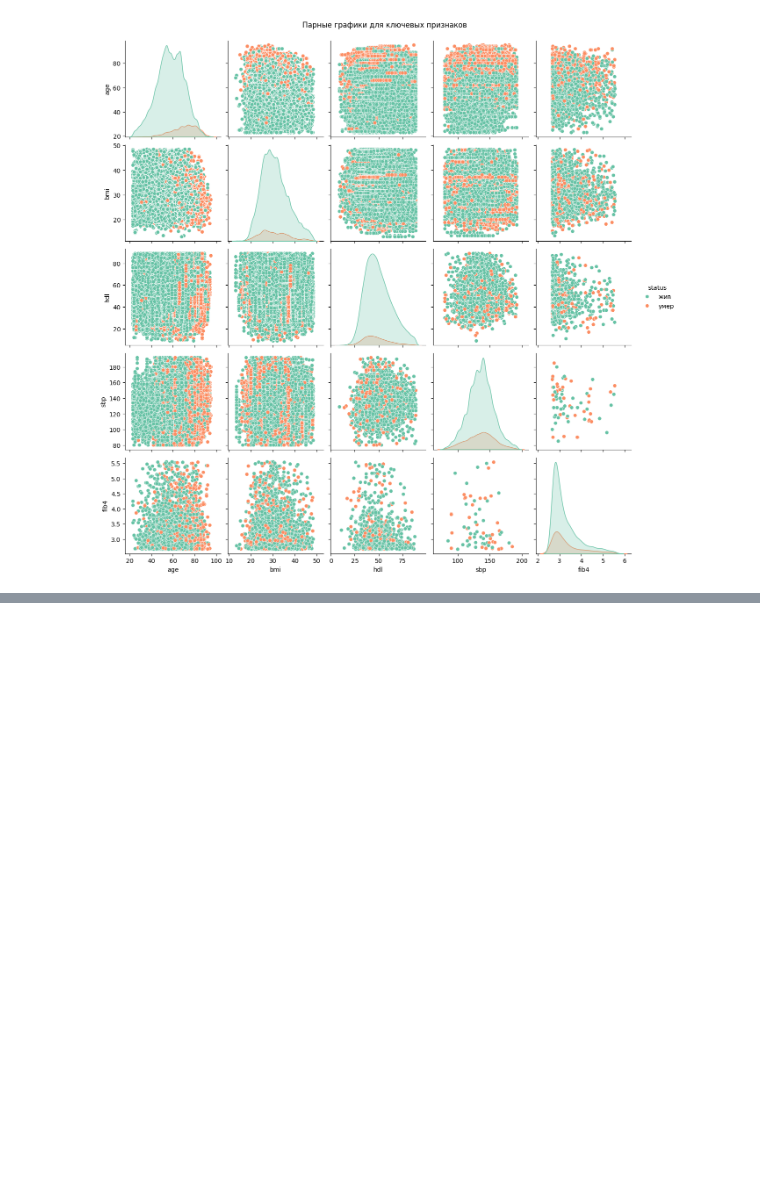
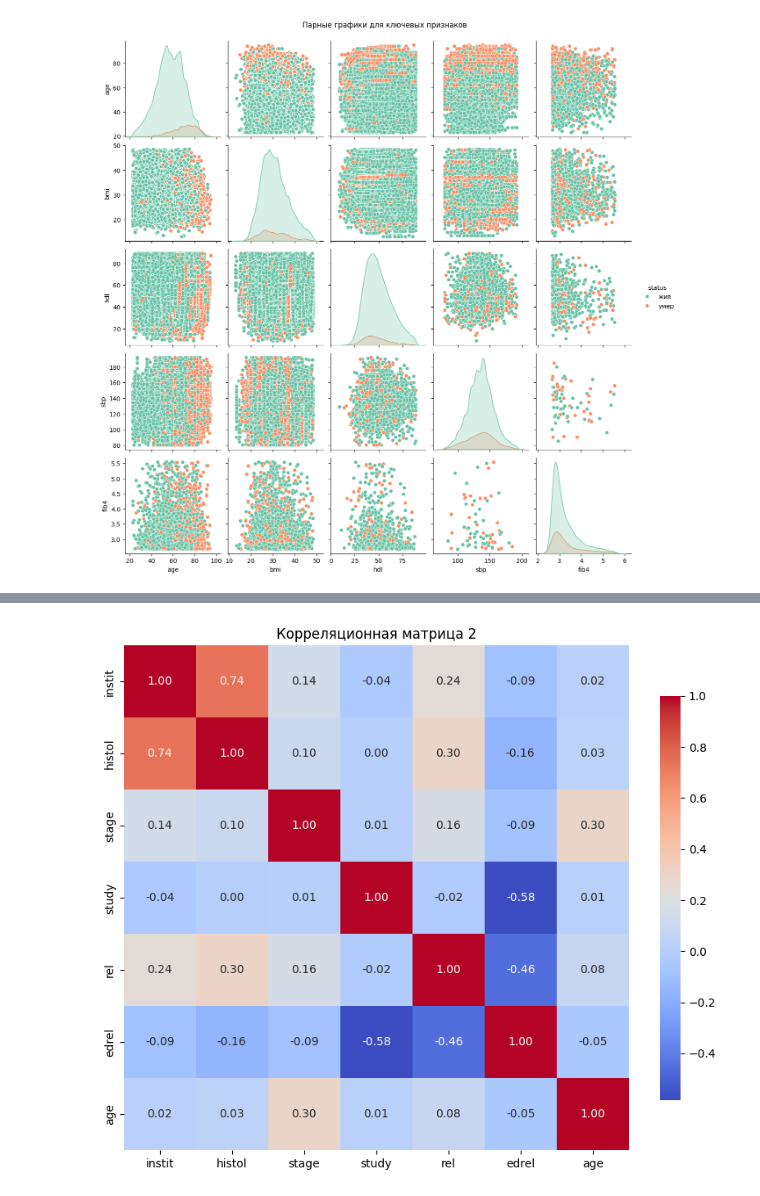
Before and after one commit to KonstGen921/sf_data_science, a Jupyter notebook: project1/assessment_task_PJ.ipynb, the cells around one changed output, grey strips where cells are left out. Saved outputs shown, nothing was run; the diff lists cells and outputs as text; code cells hidden in the pictures; blank space fills up the shorter version.

```diff
--- a/project1/assessment_task_PJ.ipynb
+++ b/project1/assessment_task_PJ.ipynb
@@ -606,0 +746,10 @@ plt.show()
+# %%
+# коряляционная матрица
+mask_cleaned_nwtco = mask_nwtco_age.drop(columns=['seqno','in.subcohort'])
+correlation_matrix_2 = mask_cleaned_nwtco.corr()
+plt.figure(figsize=(10, 8))
+sns.heatmap(correlation_matrix_2, annot=True, fmt=".2f", cmap='coolwarm', square=True, cbar_kws={"shrink": .8})
+plt.title('Корреляционная матрица 2')
+plt.show()
+# %% [output]
+[figure, added]
```
Also changed, not shown: parts of 17 cells of this notebook.
